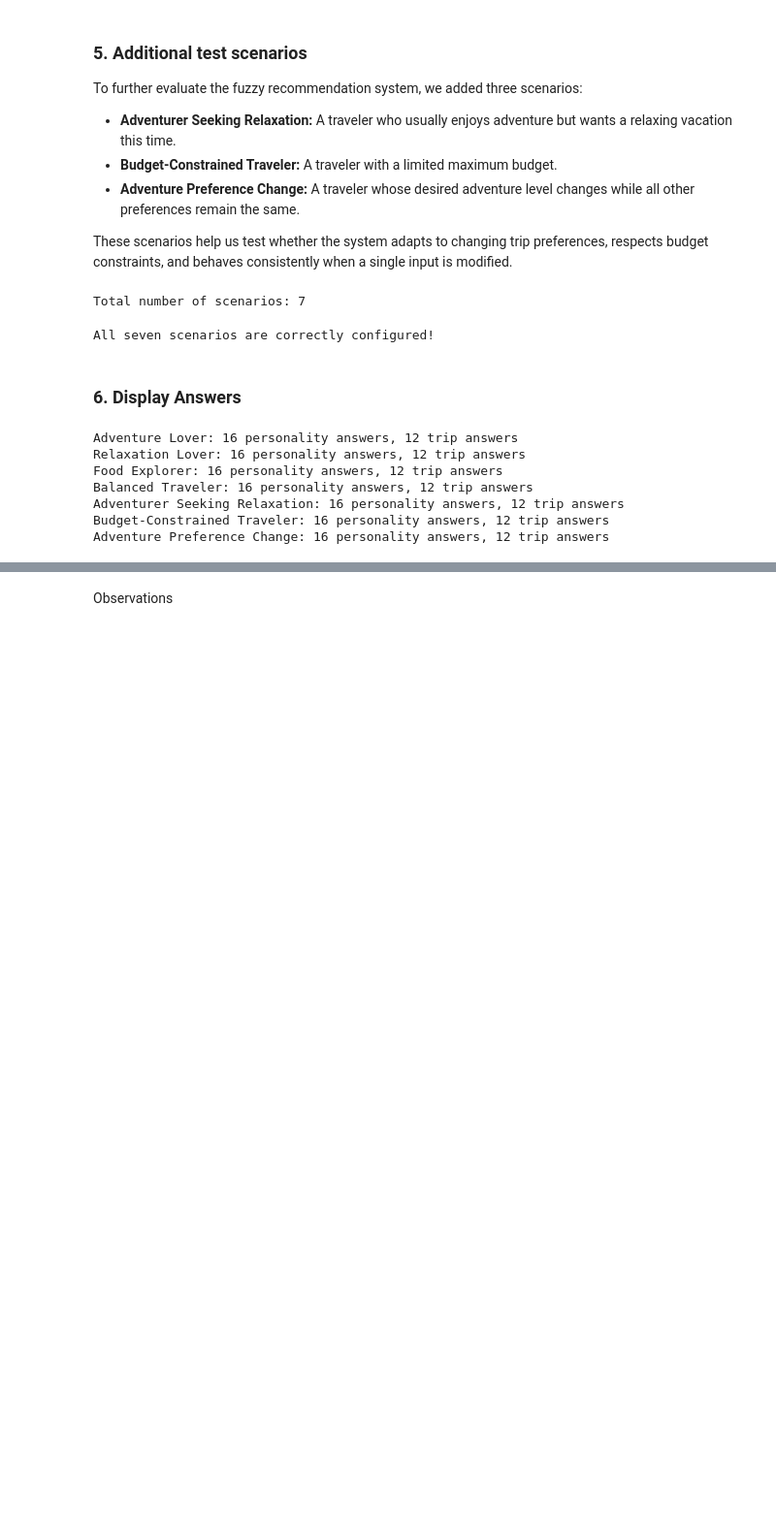
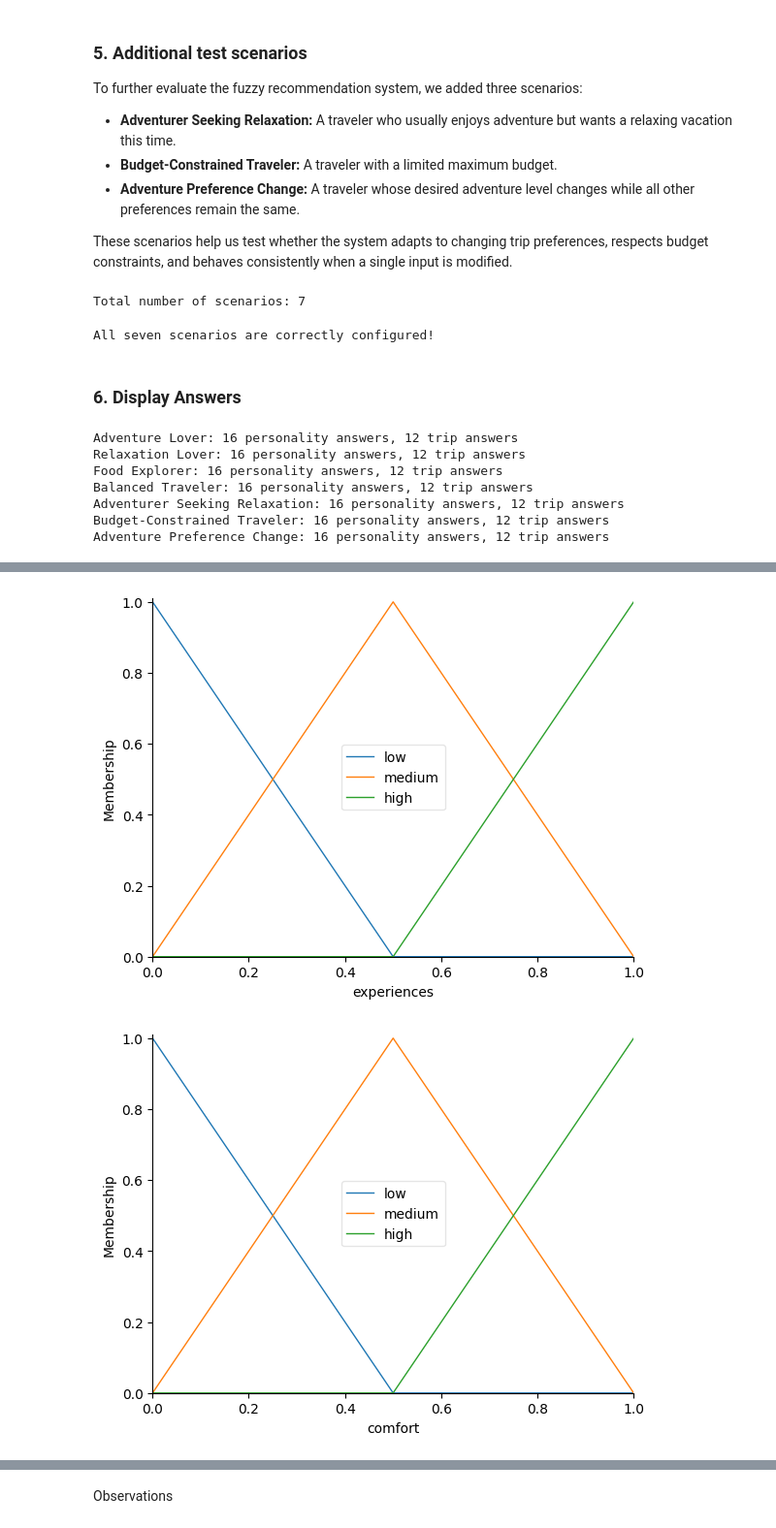
Before and after one commit to IBURTS/Fuzzy_Set_1_Projet, a Jupyter notebook: Sillage_fuzzy_model_evaluation.ipynb, the cells around one changed output, grey strips where cells are left out. Shown at 97% size. Drawn from its saved outputs; the diff is of its cells as text; code cells hidden in the pictures; blank space fills up the shorter version.

```diff
--- a/Sillage_fuzzy_model_evaluation.ipynb
+++ b/Sillage_fuzzy_model_evaluation.ipynb
@@ -511,0 +763,25 @@ hello world
+# %%
+compatibility_universe = np.arange(0,1.001,0.01)
+suitability_universe = np.arange(0,100.01,0.5)
+experiences = ctrl.Antecedent(compatibility_universe,'experiences')
+comfort = ctrl.Antecedent(compatibility_universe,'comfort')
+practical = ctrl.Antecedent(compatibility_universe,'practical')
+suitability = ctrl.Consequent(suitability_universe,'suitability')
+suitability.defuzzify_method='centroid'
+for var in (experiences,comfort,practical):
+    var['low'] = fuzz.trimf(var.universe,[0,0,0.5])
+    var['medium'] = fuzz.trimf(var.universe,[0,0.5,1])
+    var['high'] = fuzz.trimf(var.universe,[0.5,1,1])
+suitability['low'] = fuzz.trimf(suitability.universe,[0,0,50])
+suitability['medium'] = fuzz.trimf(suitability.universe,[0,50,100])
+suitability['high'] = fuzz.trimf(suitability.universe,[50,100,100])
+
+# Classroom visualizations
+experiences.view()
+comfort.view()
+practical.view()
+suitability.view()
+plt.show()
+# %% [output]
+[figure, added]
+[figure, added]
```
Also changed, not shown: parts of 17 cells of this notebook, 2 other files.
